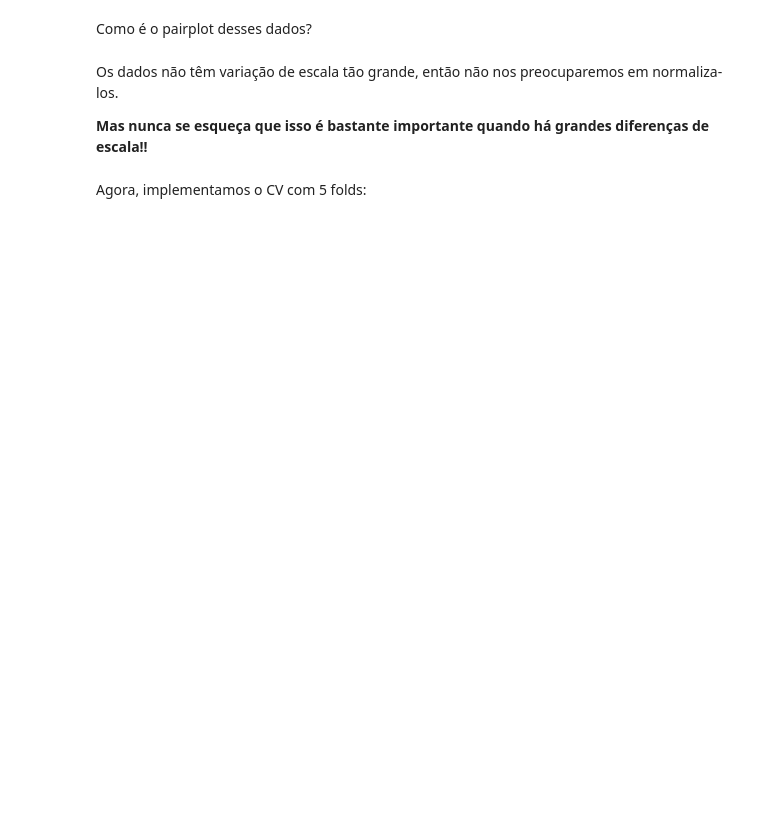
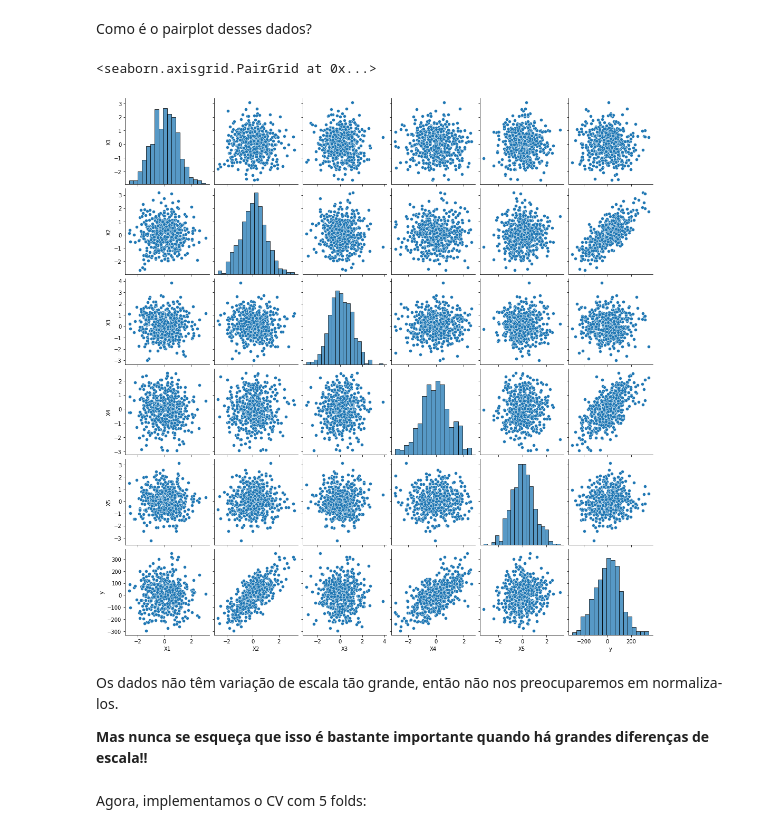
Before and after one commit to patriciacatandi/Lets_Code_DS_Degree_Alunos_ML, a Jupyter notebook: Módulo 9 - Machine Learning I/1_Avaliando_Modelos/Aula_1_validação_cruzada.ipynb, the cells around one changed output. Cells and saved outputs as stored; diff of their text form; code cells hidden in the pictures; blank space fills up the shorter version.

```diff
--- a/Módulo 9 - Machine Learning I/1_Avaliando_Modelos/Aula_1_validação_cruzada.ipynb
+++ b/Módulo 9 - Machine Learning I/1_Avaliando_Modelos/Aula_1_validação_cruzada.ipynb
@@ -138,5 +163,10 @@ Vamos calcular a correlação entre as variáveis independentes:
 # %% [markdown]
 Como é o pairplot desses dados?
+# %%
+sns.pairplot(df)
+# %% [output]
+<seaborn.axisgrid.PairGrid at 0x...>
+[figure, added]
 # %% [markdown]
 Os dados não têm variação de escala tão grande, então não nos preocuparemos em normaliza-los.
 
```
Also changed, not shown: parts of 29 cells of this notebook.
